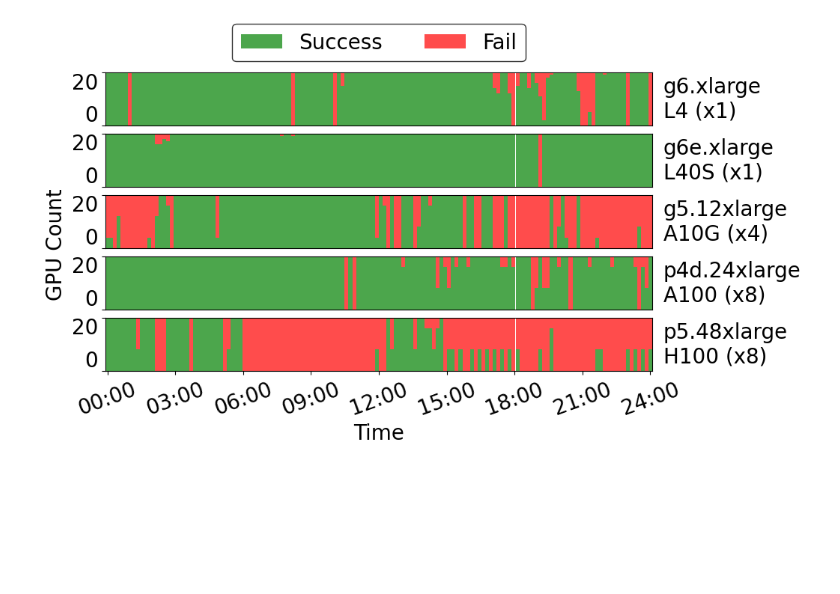
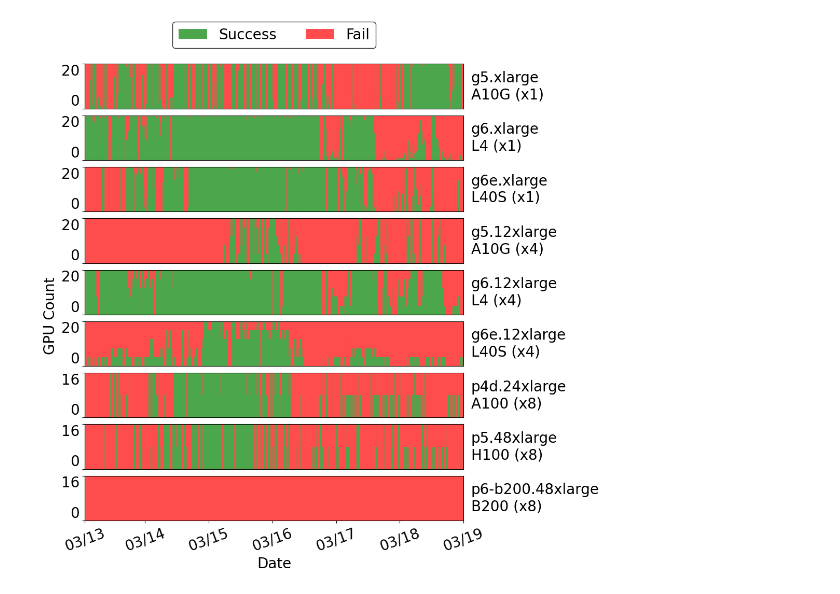
Before and after one commit to ddps-lab/HeteroSpotLLMServe, a Jupyter notebook: ArtifactEvaluation/ReferenceData/SpotAvailabilityTrace/gpu_spot_analysis_o.ipynb, the cells around one changed output. Cells and saved outputs as stored; diff of their text form; code cells hidden in the pictures; blank space fills up the shorter version.

Commit message:
add new spot ddd

```diff
--- a/ArtifactEvaluation/ReferenceData/SpotAvailabilityTrace/gpu_spot_analysis_o.ipynb
+++ b/ArtifactEvaluation/ReferenceData/SpotAvailabilityTrace/gpu_spot_analysis_o.ipynb
@@ -4,8 +4,8 @@ import matplotlib.dates as mdates
 import pandas as pd
 
 # ============== 날짜 범위 설정 ==============
-start_date = '2025-10-28'  # 시작 날짜 (None으로 설정하면 전체)
-end_date = '2025-10-28'    # 종료 날짜 (None으로 설정하면 전체)
+start_date = '2026-03-13'  # 시작 날짜 (None으로 설정하면 전체)
+end_date = '2026-03-18'    # 종료 날짜 (None으로 설정하면 전체)
 # =========================================
 
 # ============== 폰트 설정 ==============
@@ -51,14 +76,15 @@ print(f"인스턴스 타입: {instance_types}\n")
 # %%
 # GPU 개수 및 모델명 매핑
 gpu_info = {
-    'g5.12xlarge': {'count': 4, 'model': 'A10G'},
-    'g6.12xlarge': {'count': 4, 'model': 'L4'},
     'g5.xlarge': {'count': 1, 'model': 'A10G'},
     'g6.xlarge': {'count': 1, 'model': 'L4'},
     'g6e.xlarge': {'count': 1, 'model': 'L40S'},
+    'g5.12xlarge': {'count': 4, 'model': 'A10G'},
+    'g6.12xlarge': {'count': 4, 'model': 'L4'},
     'g6e.12xlarge': {'count': 4, 'model': 'L40S'},
     'p4d.24xlarge': {'count': 8, 'model': 'A100'},
     'p5.48xlarge': {'count': 8, 'model': 'H100'},
+    'p6-b200.48xlarge': {'count': 8, 'model': 'B200'},
 }
 
 # 매핑에 없는 인스턴스 타입은 기본값으로 설정
@@ -71,6 +97,8 @@ for instance_type in instance_types:
 num_instances = len(instance_types)
 fig, axes = plt.subplots(num_instances, 1, figsize=(10, 1.2 * num_instances))
 
+import os
+os.makedirs('figures', exist_ok=True)
 
 # 인스턴스가 1개만 있는 경우 axes를 리스트로 변환
 if num_instances == 1:
@@ -83,9 +111,21 @@ for idx, instance_type in enumerate(instance_types):
     gpu_count = gpu_info[instance_type]['count']
     gpu_model = gpu_info[instance_type]['model']
 
+    # p4d, p5, p6 계열은 y축 최대 16, 나머지는 20
+    if instance_type.startswith('p'):
+        y_max = 16
+    else:
+        y_max = 20
+
     # GPU 개수를 곱한 값 계산
     success_gpu = instance_data['Success'] * gpu_count
     fail_gpu = instance_data['Fail'] * gpu_count
+
+    # 결손치 보정: success + fail이 y_max에 미달하면 fail로 채움
+    total_gpu = success_gpu + fail_gpu
+    deficit = y_max - total_gpu
+    deficit = deficit.clip(lower=0)  # 음수는 0으로
+    fail_gpu = fail_gpu + deficit
 
     ax = axes[idx]
 
@@ -99,12 +139,22 @@ for idx, instance_type in enumerate(instance_types):
     # x축 범위 설정 (공백 제거)
     ax.set_xlim(-0.5, len(instance_data) - 0.5)
 
-    # x축 레이블 설정 (00:00부터 24:00까지 3시간 간격, 9개 tick)
-    num_ticks = 9  # 3시간 간격으로 9개 tick (00:00 ~ 24:00)
-    tick_positions = [i * (len(instance_data) - 1) / (num_ticks - 1) for i in range(num_ticks)]
-
-    # 시간 레이블 생성 (0시부터 24시까지 3시간 간격)
-    tick_labels = [f'{i*3:02d}:00' for i in range(num_ticks)]
+    # x축 레이블 설정: 날짜 기반 tick
+    # 각 날짜의 00:00 시점에 해당하는 인덱스 위치를 찾아서 tick으로 사용
+    tick_positions = []
+    tick_labels = []
+    dates = instance_data['RequestDateTime'].dt.date.unique()
+    for d in sorted(dates):
+        # 해당 날짜의 첫 번째 데이터 포인트 인덱스
+        mask = instance_data['RequestDateTime'].dt.date == d
+        if mask.any():
+            first_idx = instance_data[mask].index[0]
+            tick_positions.append(first_idx)
+            tick_labels.append(pd.Timestamp(d).strftime('03/%d'))
+    # 마지막 날짜 다음날 경계 (데이터 끝)도 추가
+    tick_positions.append(len(instance_data) - 1)
+    last_date = sorted(dates)[-1]
+    tick_labels.append((pd.Timestamp(last_date) + pd.Timedelta(days=1)).strftime('03/%d'))
 
     ax.set_xticks(tick_positions)
 
@@ -115,7 +165,7 @@ for idx, instance_type in enumerate(instance_types):
     else:
         # 마지막 subplot만 x축 레이블 표시
         ax.set_xticklabels(tick_labels, rotation=20, ha='center', fontsize=FONTSIZE)
-        ax.set_xlabel('Time', fontsize=FONTSIZE)
+        ax.set_xlabel('Date', fontsize=FONTSIZE)
 
     # 제목을 오른쪽에 텍스트로 배치 (y축 오른쪽 영역)
     ax.text(1.02, 0.5, f'{instance_type}\n{gpu_model} (x{gpu_count})',
@@ -128,24 +178,23 @@ for idx, instance_type in enumerate(instance_types):
                           edgecolor='black', fancybox=True)
         legend.get_frame().set_linewidth(1.0)
 
-    # 모든 인스턴스의 y축 범위를 0~20으로 통일
-    ax.set_ylim(0, 20)
+    # y축 범위 설정
+    ax.set_ylim(0, y_max)
 
-    # 모든 subplot에서 0, 20만 표시
-    ax.set_yticks([0, 20])
+    # y축 tick: 0과 y_max만 표시
+    ax.set_yticks([0, y_max])
 
     ax.tick_params(axis='y', labelsize=FONTSIZE)
 
     # y축 tick label의 vertical alignment 조정
-    # 0은 y축 최하단에 있으므로 위로(top), 20은 y축 최상단에 있으므로 아래로(bottom)
     plt.draw()
     for tick in ax.yaxis.get_major_ticks():
         tick_value = tick.get_loc()
         if tick_value == 0:
-            tick.label1.set_va('bottom')  # 0은 최하단이므로 아래 기준으로 위로 올라감
-            tick.label1.set_y(tick.label1.get_position()[1] - 2)  # 살짝 아래로 이동
-        elif tick_value == 20:
-            tick.label1.set_va('top')  # 20은 최상단이므로 위 기준으로 아래로 내려감
+            tick.label1.set_va('bottom')
+            tick.label1.set_y(tick.label1.get_position()[1] - 2)
+        elif tick_value == y_max:
+            tick.label1.set_va('top')
 
     print(f"{instance_type} ({gpu_model}): Total records = {len(instance_data)}, Success GPU sum = {success_gpu.sum():.0f}, Fail GPU sum = {fail_gpu.sum():.0f}")
 
@@ -157,7 +206,7 @@ plt.tight_layout()
 plt.subplots_adjust(left=0.12, right=0.85, hspace=0.15)
 
 # PDF로 저장
-output_filename = f'spot_availability.pdf'
+output_filename = 'figures/spot_availability.pdf'
 plt.savefig(output_filename, format='pdf', bbox_inches='tight', dpi=300)
 print(f"\n그래프가 '{output_filename}'로 저장되었습니다.")
 
@@ -176,3 +229,3 @@ p5.48xlarge (H100): Total records = 144, Success GPU sum = 1160, Fail GPU sum =
-[figure, old version]
+[figure, new version]
 인스턴스 타입별 데이터 수:
 InstanceType
```
Also changed, not shown: parts of 4 cells of this notebook, 12 other files.
